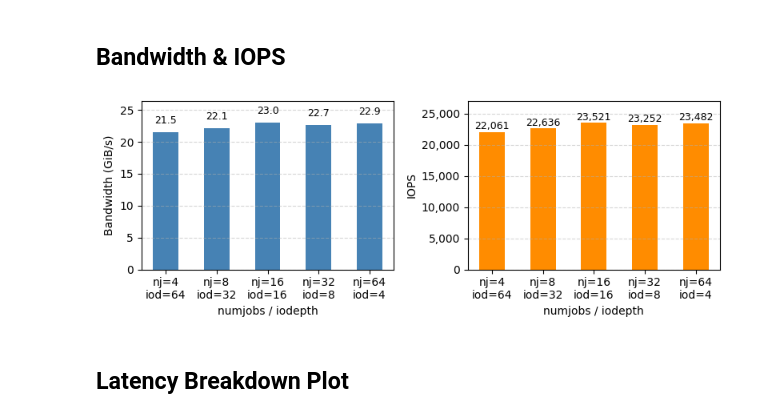
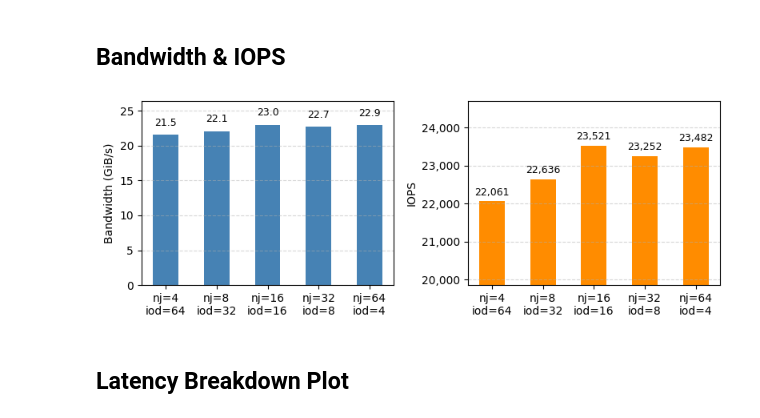
Before and after one commit to cissieAB/pdsw26_daos-bench, a Jupyter notebook: results/testbed/fio-dfs-heatmap-256-sweep/fio_dfs_heatmap_256_sweep.ipynb, the cells around one changed output. Drawn from its saved outputs; the diff is of its cells as text; code cells hidden in the pictures.

```diff
--- a/results/testbed/fio-dfs-heatmap-256-sweep/fio_dfs_heatmap_256_sweep.ipynb
+++ b/results/testbed/fio-dfs-heatmap-256-sweep/fio_dfs_heatmap_256_sweep.ipynb
@@ -71,31 +71,31 @@ Loaded 5 result files
 # %%
 fig, axes = plt.subplots(1, 2, figsize=(8, 3))
 
 axes[0].bar(df["label"], df["bw_GiBs"], color="steelblue", width=0.5)
 axes[0].set_ylabel("Bandwidth (GiB/s)")
 axes[0].yaxis.set_major_formatter(ticker.FuncFormatter(lambda x, _: f"{x:,.0f}"))
 axes[0].set_ylim(0, df["bw_GiBs"].max() * 1.15)
 for bar, v in zip(axes[0].patches, df["bw_GiBs"]):
     axes[0].text(bar.get_x() + bar.get_width()/2, bar.get_height() + 1,
                  f"{v:,.1f}", ha="center", va="bottom", fontsize=9)
 
 axes[1].bar(df["label"], df["iops"], color="darkorange", width=0.5)
 axes[1].set_ylabel("IOPS")
 axes[1].yaxis.set_major_formatter(ticker.FuncFormatter(lambda x, _: f"{x:,.0f}"))
-axes[1].set_ylim(0, df["iops"].max() * 1.15)
+axes[1].set_ylim(df["iops"].min() * 0.9, df["iops"].max() * 1.05)
 for bar, v in zip(axes[1].patches, df["iops"]):
     axes[1].text(bar.get_x() + bar.get_width()/2, bar.get_height() + 100,
                  f"{v:,.0f}", ha="center", va="bottom", fontsize=9)
 
 for ax in axes:
-    ax.set_xlabel("numjobs / iodepth")
+    # ax.set_xlabel("numjobs / iodepth")
     ax.grid(axis="y", linestyle="--", alpha=0.5)
 
 plt.tight_layout()
 plt.savefig(RESULTS_DIR / "bw_iops.pdf", dpi=150)
 plt.show()
 # %% [output]
-[figure, old version]
+[figure, new version]
 # %% [markdown]
 ## Latency Breakdown Plot
 # %%
```
Also changed, not shown: parts of 2 cells of this notebook.
